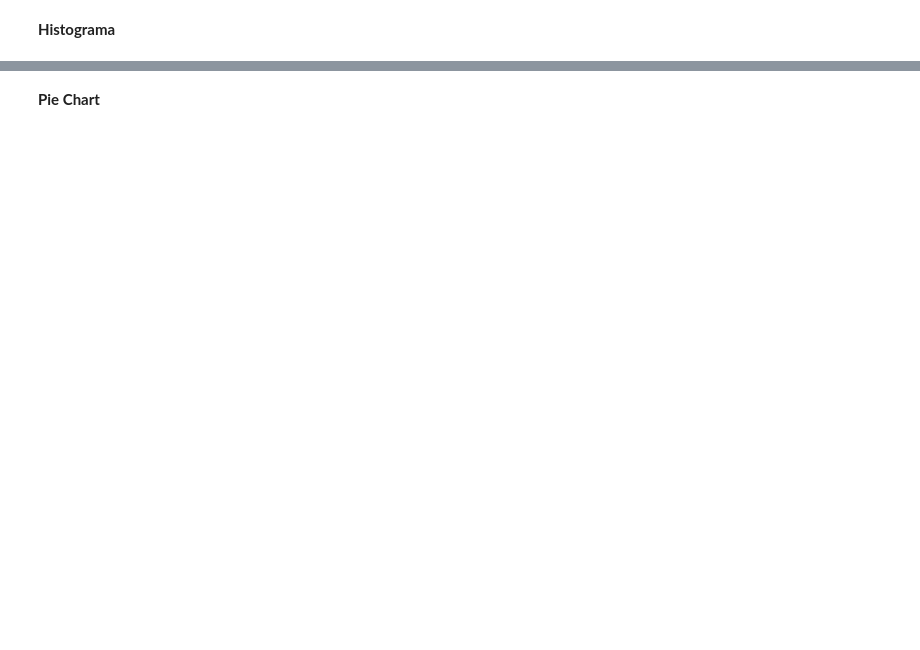
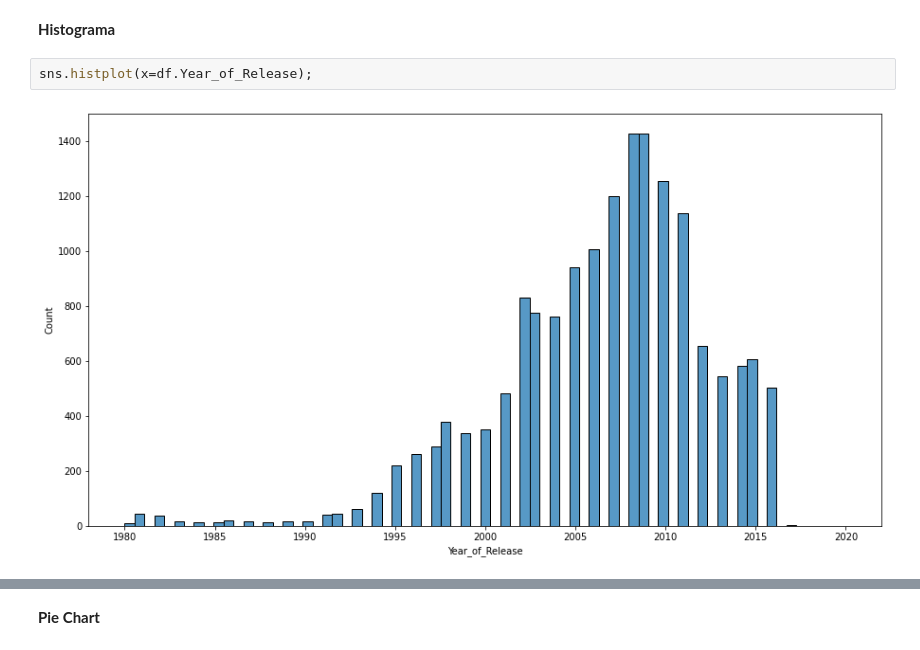
Before and after one commit to Ironhack-Data-Madrid-Abril-2021/Material_Clase, a Jupyter notebook: semana_4/2.1 - Visualizacion en Python.ipynb, the cells around one changed output, grey strips where cells are left out. Saved outputs shown, nothing was run; the diff lists cells and outputs as text; blank space fills up the shorter version.

```diff
--- a/semana_4/2.1 - Visualizacion en Python.ipynb
+++ b/semana_4/2.1 - Visualizacion en Python.ipynb
@@ -42,2 +111,6 @@ Comenzamos con la descripción estadística de los datos:
 # %% [markdown]
 **Histograma**
+# %%
+sns.histplot(x=df.Year_of_Release);
+# %% [output]
+[figure, added]
```
Also changed, not shown: parts of 26 cells of this notebook.
